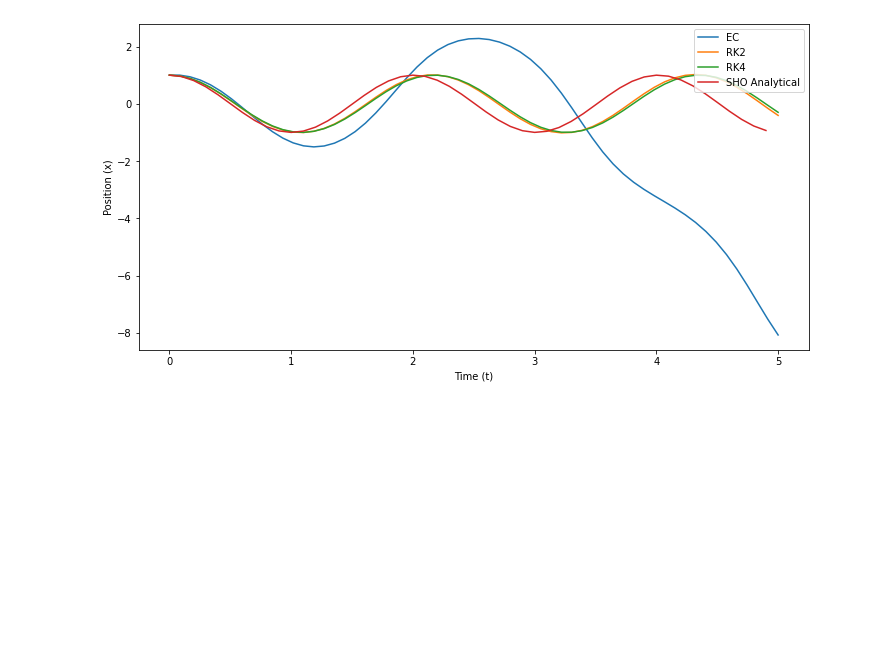
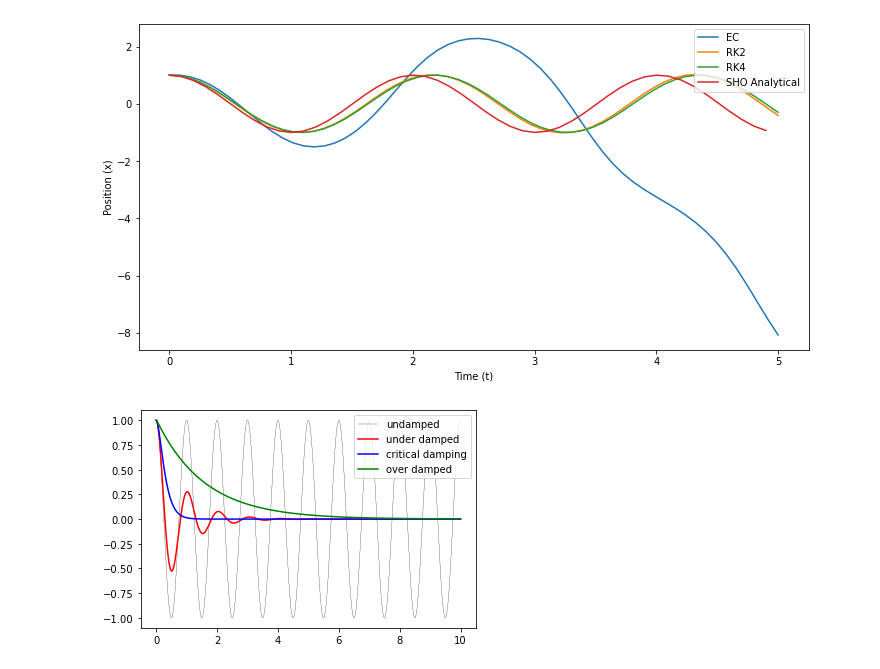
Before and after one commit to dannycab/phy415msu, a Jupyter notebook: MMIPbook/content/2_oscillations/acitvity-ODE_palooza.ipynb, the cells around one changed output. Saved outputs shown, nothing was run; the diff lists cells and outputs as text; code cells hidden in the pictures; blank space fills up the shorter version.

```diff
--- a/MMIPbook/content/2_oscillations/acitvity-ODE_palooza.ipynb
+++ b/MMIPbook/content/2_oscillations/acitvity-ODE_palooza.ipynb
@@ -243,3 +257,37 @@ plt.legend(loc=1)
 # %% [output]
 <matplotlib.legend.Legend at 0x...>
 [figure]
+# %%
+from scipy.integrate import odeint
+
+def dy(y, t, zeta, w0):
+
+    x, p = y[0], y[1]
+
+    dx = p
+    dp = -2 * zeta * w0 * p - w0**2 * x
+
+    return [dx, dp]
+# %%
+# initial state
+y0 = [1.0, 0.0]
+
+# time coodinate to solve the ODE for
+t = np.linspace(0, 10, 1000)
+w0 = 2*np.pi*1.0
+# %%
+# solve the ODE problem for three different values of the damping ratio
+
+y1 = odeint(dy, y0, t, args=(0.0, w0)) # undamped
+y2 = odeint(dy, y0, t, args=(0.2, w0)) # under damped
+y3 = odeint(dy, y0, t, args=(1.0, w0)) # critial damping
+y4 = odeint(dy, y0, t, args=(5.0, w0)) # over damped
+# %%
+fig, ax = plt.subplots()
+ax.plot(t, y1[:,0], 'k', label="undamped", linewidth=0.25)
+ax.plot(t, y2[:,0], 'r', label="under damped")
+ax.plot(t, y3[:,0], 'b', label=r"critical damping")
+ax.plot(t, y4[:,0], 'g', label="over damped")
+ax.legend(loc = 1);
+# %% [output]
+[figure, added]
```
Also changed, not shown: parts of 4 cells of this notebook.
